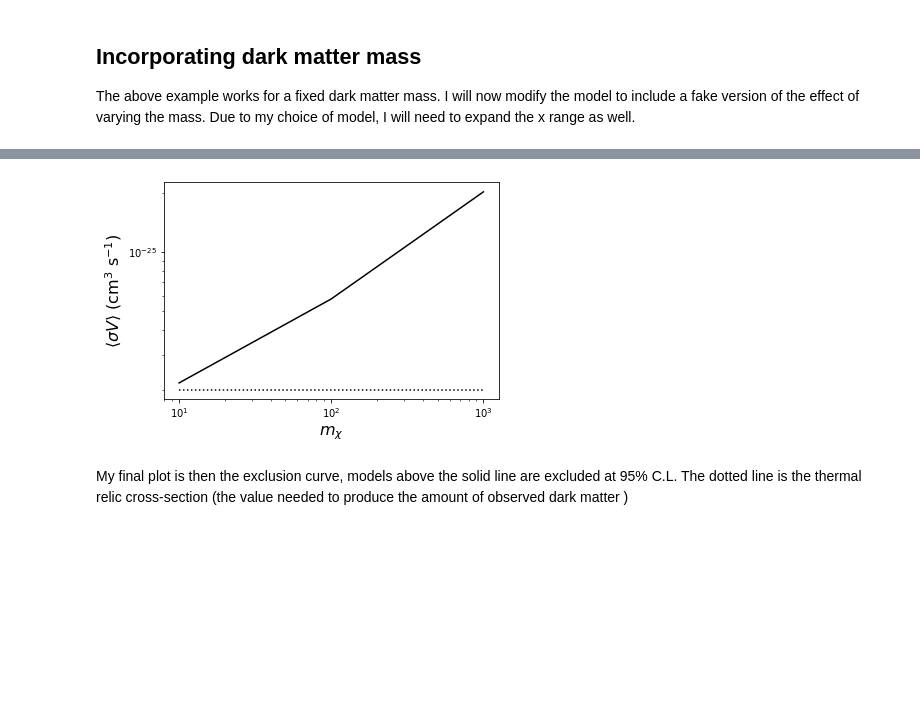
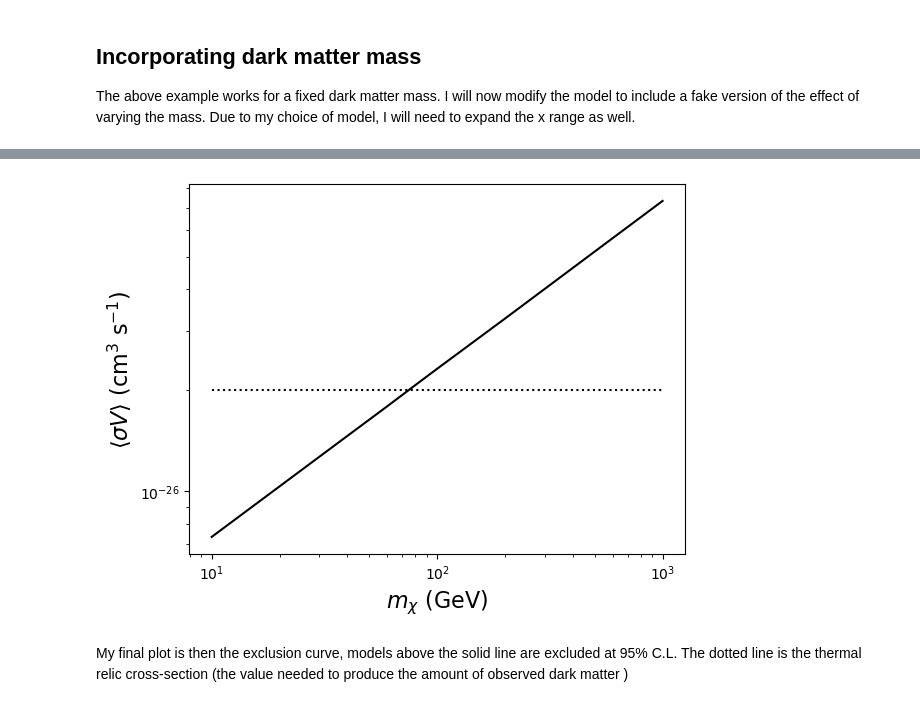
Before and after one commit to Hyperthetical/student_guides, a Jupyter notebook: guide_to_chi_squared.ipynb, the cells around one changed output, grey strips where cells are left out. Cells and saved outputs as stored; diff of their text form; code cells hidden in the pictures; blank space fills up the shorter version.

```diff
--- a/guide_to_chi_squared.ipynb
+++ b/guide_to_chi_squared.ipynb
@@ -83,5 +123,5 @@ What I have done here is generated a 2D array where each element is every possib
 # %%
-data = np.tensordot(np.ones_like(sigV),data,axes=0)
+data = np.tensordot(np.ones_like(aVals),data,axes=0)
 # %% [markdown]
 Which generates a 2D array filled with copies of data array. Now I can find their $\chi^2$ values
 # %%
@@ -122,21 +196,6 @@ The previous plot tells us that $\langle \sigma V \rangle \gtrsim 5\times 10^{-2
 # %%
-chiDiff = chi2 - np.min(chi2)
-cdf = stats.chi2.cdf(chiDiff,len(x)-1)
-plt.plot(sigV,cdf,color="k")
-plt.xscale("log")
-plt.plot(sigV,np.ones_like(sigV)*0.95,linestyle=":",color="y")
-plt.ylim([0,1.1])
-plt.ylabel("CDF",fontsize=16)
-plt.xlabel(r"$\langle \sigma V\rangle$ (cm$^3$ s$^{-1}$)",fontsize=16)
-plt.show()
-
-upperLim = np.min(sigV[cdf>=0.95])
-
-print("Values of sigV > {:.2e} cm^3 s^-1 are excluded at a 95% confidence level".format(upperLim))
-
-
-plt.plot(x,dataResult(x,1e-10,-1.5)*2,label="2*data")
-plt.plot(x,modelResult(x)*upperLim,label="95% Upper-limit model")
+plt.plot(x,dataResult(x,1e-10,-1.5)*2,label="2*data",linestyle="none",marker="o")
+plt.plot(x,modelResult(x,1.0)*exSigV/1e-26,label="95% Upper-limit model")
 plt.ylabel(r"$y$",fontsize=16)
 plt.xlabel(r"$x$",fontsize=16)
 plt.yscale("log");plt.xscale("log")
@@ -157,7 +227,7 @@ def modelResultMass(x,m):
     mu = 5e1*m/10.0
     sig = 1e1*m/10
     #artificial model I created
-    return 1e14*np.exp(-(x-mu)**2/sig**2*0.5)/(m/10)**2
+    return 1e-12*np.exp(-(x-mu)**2/sig**2*0.5)/(m/10)**2
 
 def dataResult(x,y0,alpha):
     #fake data that's just a power-law
@@ -167,26 +237,27 @@ Now what I aim to do is find a sigV limit for a set of masses. I will choose a f
 # %%
-mSet = np.array([1e1,1e2,1e3])
+mSet = [1e1,2e1,4e1,6e1,8e1,1e2,2e2,3e2,5e2,1e3]
 upperLims = []
 
 for m in mSet:
-    x = np.logspace(1,4,num=20)
+    x = np.logspace(0,5,num=60)
     model = modelResultMass(x,m)
     data = dataResult(x,1e-10,-1.5)
-    sigV = np.logspace(-3,5,num=3000)*1e-26
-    model = np.tensordot(sigV,model,axes=0)
-    data = np.tensordot(np.ones_like(sigV),data,axes=0)
-    chi2 = chiSquare(model,data,axis=-1,alpha=2)
-    chiDiff = chi2 - np.min(chi2)
-    cdf = stats.chi2.cdf(chiDiff,len(x))
-    upperLims.append(np.min(sigV[cdf>=0.95]))
+    aVals = np.logspace(-3,3,num=3000)
+    model = np.tensordot(aVals,model,axes=0)
+    data = np.tensordot(np.ones_like(aVals),data,axes=0)
+    mChi2 = chiSquare(model,data,axis=-1,alpha=2)
+    chiDiff = mChi2 - np.min(mChi2)
+    mIndex = chiDiff.argmin()
+    mIntp = interp1d(chiDiff[mIndex+1:],aVals[mIndex+1:])
+    upperLims.append(mIntp(2.71)*1e-26)
 
 plt.plot(mSet,upperLims,linestyle="-",color="k")
 plt.plot(mSet,np.ones_like(mSet)*2e-26,linestyle=":",color="k")
 plt.yscale("log");plt.xscale("log")
 plt.ylabel(r"$\langle \sigma V\rangle$ (cm$^3$ s$^{-1}$)",fontsize=16)
-plt.xlabel(r"$m_\chi$",fontsize=16)
+plt.xlabel(r"$m_\chi$ (GeV)",fontsize=16)
 plt.show()
 # %% [output]
-[figure, old version]
+[figure, new version]
 # %% [markdown]
 My final plot is then the exclusion curve, models above the solid line are excluded at 95% C.L. The dotted line is the thermal relic cross-section (the value needed to produce the amount of observed dark matter )
```
Also changed, not shown: parts of 25 cells of this notebook.
